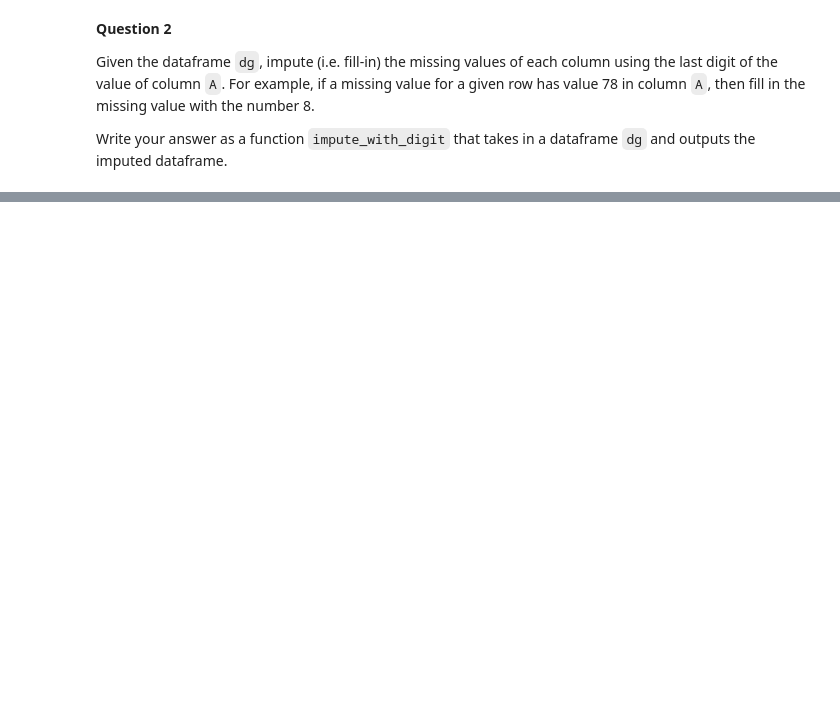
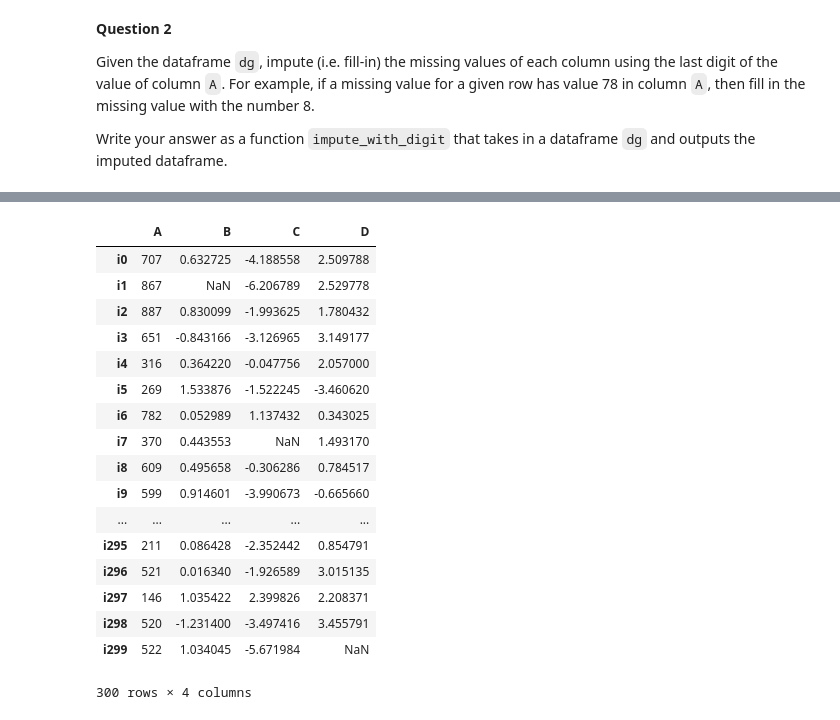
Before and after one commit to AECassAWei/dsc80-wi20, a Jupyter notebook: discussions/05/Discussion 05.ipynb, the cells around one changed output, grey strips where cells are left out. Drawn from its saved outputs; the diff is of its cells as text; code cells hidden in the pictures; blank space fills up the shorter version.

```diff
--- a/discussions/05/Discussion 05.ipynb
+++ b/discussions/05/Discussion 05.ipynb
@@ -569,0 +610,24 @@ def impute_with_digit(dg):
+# %%
+
+values = dict(zip(dg.index, dg['A'] % 10))
+dg.fillna(dg['A'] % 10, axis=0)
+dg
+# %% [output]
+|  | A | B | C | D |
+| i0 | 707 | 0.632725 | -4.188558 | 2.509788 |
+| i1 | 867 | NaN | -6.206789 | 2.529778 |
+| i2 | 887 | 0.830099 | -1.993625 | 1.780432 |
+| i3 | 651 | -0.843166 | -3.126965 | 3.149177 |
+| i4 | 316 | 0.364220 | -0.047756 | 2.057000 |
+| i5 | 269 | 1.533876 | -1.522245 | -3.460620 |
+| i6 | 782 | 0.052989 | 1.137432 | 0.343025 |
+| i7 | 370 | 0.443553 | NaN | 1.493170 |
+| i8 | 609 | 0.495658 | -0.306286 | 0.784517 |
+| i9 | 599 | 0.914601 | -3.990673 | -0.665660 |
+| ... | ... | ... | ... | ... |
+| i295 | 211 | 0.086428 | -2.352442 | 0.854791 |
+| i296 | 521 | 0.016340 | -1.926589 | 3.015135 |
+| i297 | 146 | 1.035422 | 2.399826 | 2.208371 |
+| i298 | 520 | -1.231400 | -3.497416 | 3.455791 |
+| i299 | 522 | 1.034045 | -5.671984 | NaN |
+300 rows × 4 columns
```
Also changed, not shown: parts of 5 cells of this notebook, 1 other file.
